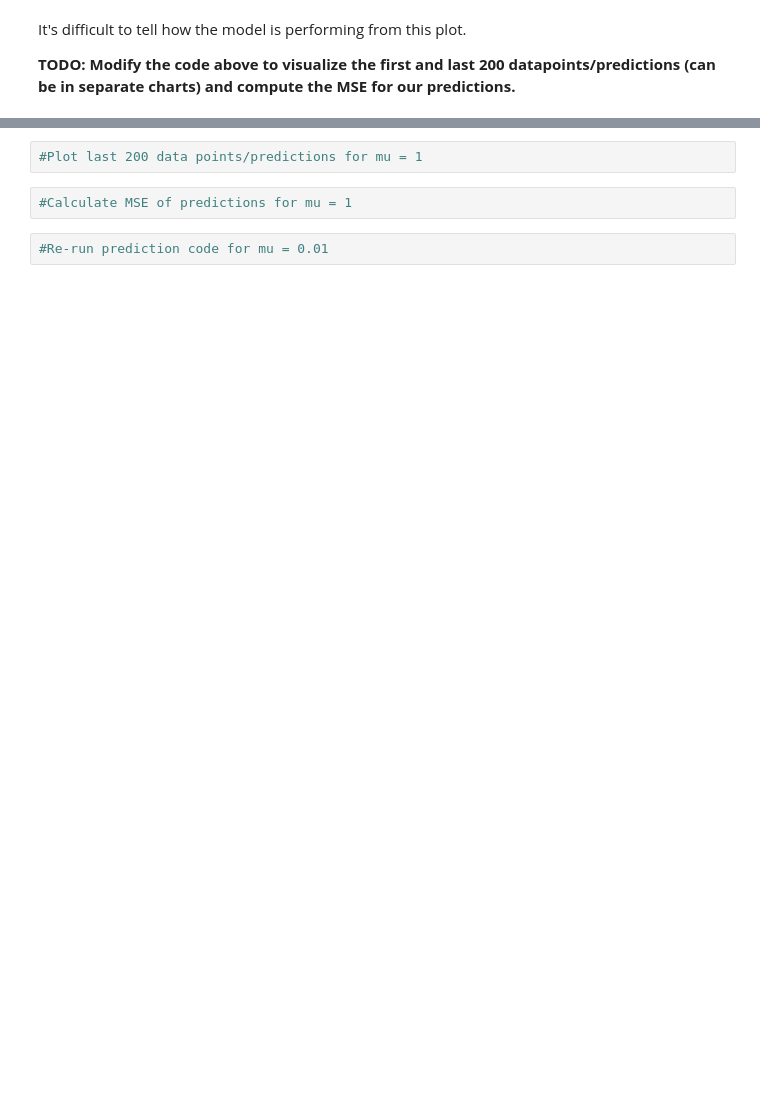
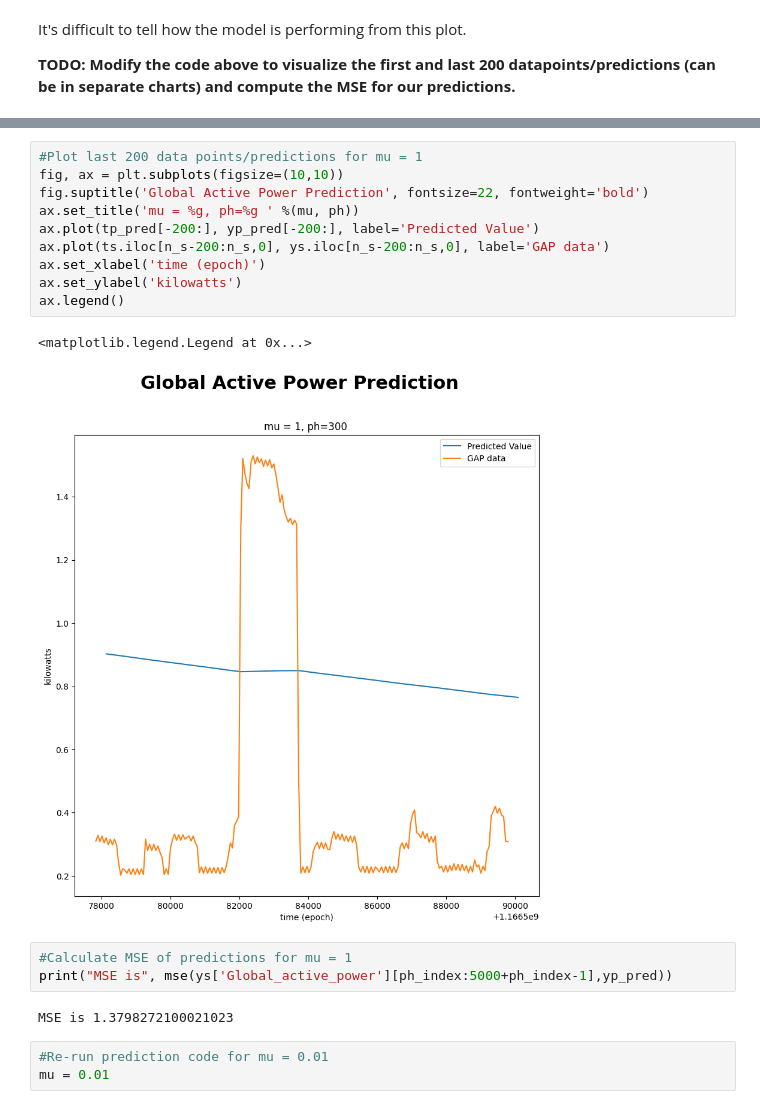
Before and after one commit to vdorn5/aai530-assignment3, a Jupyter notebook: Linear Regression for IoT.ipynb, the cells around one changed output, grey strips where cells are left out. Cells and saved outputs as stored; diff of their text form; blank space fills up the shorter version.

```diff
--- a/Linear Regression for IoT.ipynb
+++ b/Linear Regression for IoT.ipynb
@@ -134,8 +184,23 @@ A:
 # %%
 #Plot last 200 data points/predictions for mu = 1
+fig, ax = plt.subplots(figsize=(10,10))
+fig.suptitle('Global Active Power Prediction', fontsize=22, fontweight='bold')
+ax.set_title('mu = %g, ph=%g ' %(mu, ph))
+ax.plot(tp_pred[-200:], yp_pred[-200:], label='Predicted Value')
+ax.plot(ts.iloc[n_s-200:n_s,0], ys.iloc[n_s-200:n_s,0], label='GAP data')
+ax.set_xlabel('time (epoch)')
+ax.set_ylabel('kilowatts')
+ax.legend()
+# %% [output]
+<matplotlib.legend.Legend at 0x...>
+[figure, added]
 # %%
 #Calculate MSE of predictions for mu = 1
+print("MSE is", mse(ys['Global_active_power'][ph_index:5000+ph_index-1],yp_pred))
+# %% [output]
+MSE is 1.3798272100021023
 # %%
 #Re-run prediction code for mu = 0.01
+mu = 0.01
 # %%
 #Plot first 200 data points/predictions for mu = 0.01
```
Also changed, not shown: parts of 32 cells of this notebook.
